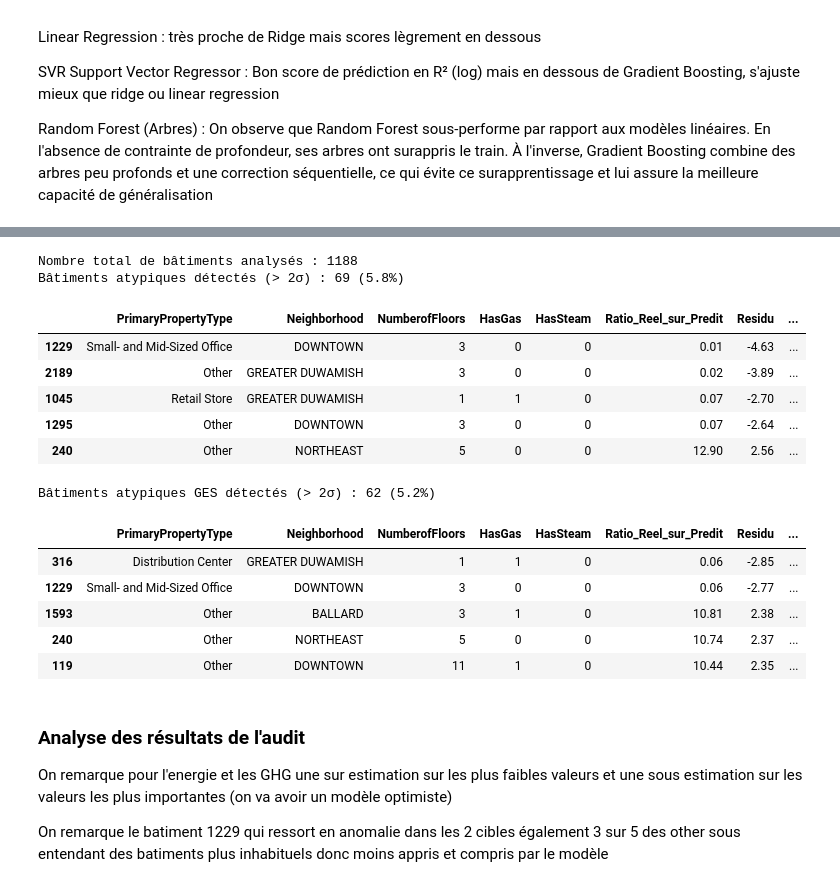
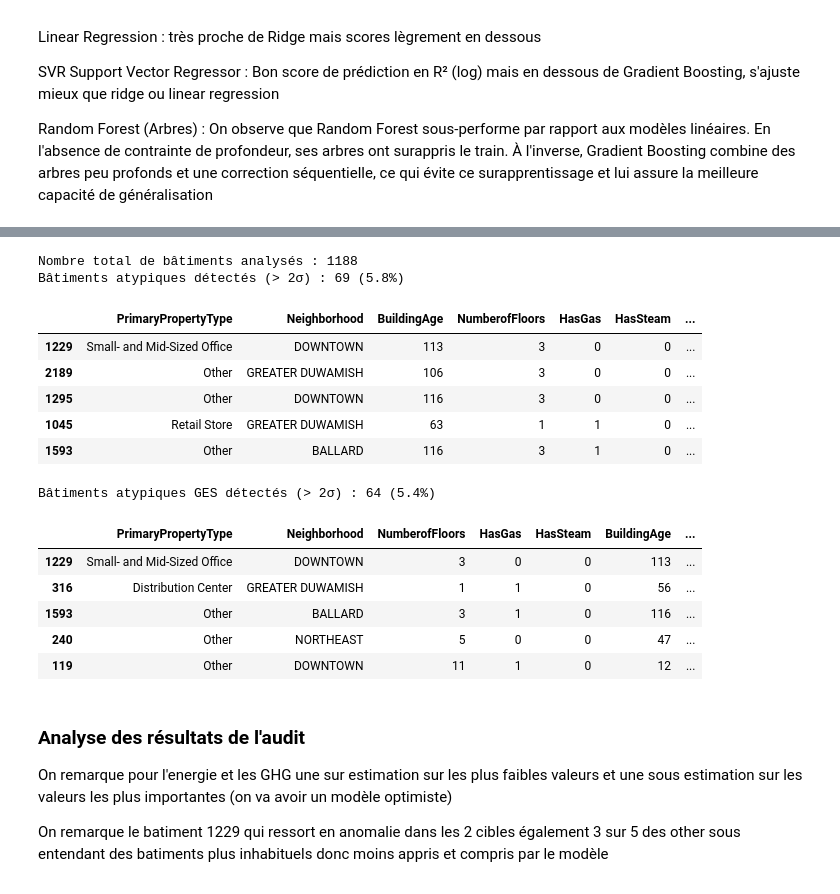
Before and after one commit to Alexis-h2/P3_OC_consommation_batiments_IA, a Jupyter notebook: Hernandez_Alexis_1_notebook_102026.ipynb, the cells around one changed output, grey strips where cells are left out. Cells and saved outputs as stored; diff of their text form; code cells hidden in the pictures.

```diff
--- a/Hernandez_Alexis_1_notebook_102026.ipynb
+++ b/Hernandez_Alexis_1_notebook_102026.ipynb
@@ -993,18 +1043,22 @@ SVR Support Vector Regressor : Bon score de prédiction en R² (log) mais en des
 
 Random Forest (Arbres) : On observe que Random Forest sous-performe par rapport aux modèles linéaires. En l'absence de contrainte de profondeur, ses arbres ont surappris le train. À l'inverse, Gradient Boosting combine des arbres peu profonds et une correction séquentielle, ce qui évite ce surapprentissage et lui assure la meilleure capacité de généralisation
 # %%
-# Etape 2 : Auditer le modèle vainqueur (Light LGB) avec cross_val_predict pour analyser la présence d'erreurs SUR ENERGY
+# Etape 2 : Auditer le modèle vainqueur (Light LGBM) avec cross_val_predict pour analyser la présence d'erreurs SUR ENERGY
 
-# 1. Configuration du modèle vainqueur et de la CV
-cv = KFold(n_splits=5, shuffle=True, random_state=42)
-
+# Modèle issu de la pré-optimisation manuelle
 lgb_model = lgb.LGBMRegressor(n_estimators=300, learning_rate=0.032, max_depth=4, subsample=0.76, random_state=42, num_leaves=16, min_child_samples=4, subsample_freq=1, verbose=-1, n_jobs=-1)
 
-# 2. Prédictions out-of-fold sur le Train via cross_val_predict
-y_pred_cv_lgb = cross_val_predict(lgb_model, df_X_train_final, y_train_energy, cv=cv, n_jobs=-1)
+# Pipeline hermétique sans fuite de données
+pipe_lgb_audit = Pipeline([
+    ('preprocessor', preprocessor),
+    ('regressor', lgb_model)
+])
+
+# Prédictions out-of-fold sur le Train brut
+y_pred_cv_lgb = cross_val_predict(pipe_lgb_audit, X_train, y_train_energy, cv=cv, n_jobs=-1)
 residuals_lgb = y_train_energy - y_pred_cv_lgb
 
-# 3. Tracé des graphiques de diagnostic
+# Tracé des graphiques de diagnostic
 fig, axes = plt.subplots(1, 2, figsize=(14, 5))
 
 # Graphe 1 : Réel vs Prédit
@@ -1012,7 +1066,7 @@ axes[0].scatter(y_train_energy, y_pred_cv_lgb, alpha=0.4, color='#3182bd', edgec
 min_val = min(y_train_energy.min(), y_pred_cv_lgb.min())
 max_val = max(y_train_energy.max(), y_pred_cv_lgb.max())
 axes[0].plot([min_val, max_val], [min_val, max_val], 'r--', lw=2, label='Prédiction idéale (y = x)')
-axes[0].set_title("Light GBM : Réel vs Prédit (CV)", fontsize=11, fontweight='bold')
+axes[0].set_title("LightGBM : Réel vs Prédit (CV)", fontsize=11, fontweight='bold')
 axes[0].set_xlabel("SiteEnergyUse_log (Réel)")
 axes[0].set_ylabel("SiteEnergyUse_log (Prédit)")
 axes[0].legend()
@@ -1021,7 +1075,7 @@ axes[0].grid(True, linestyle='--', alpha=0.5)
 # Graphe 2 : Résidus vs Prédit (Homoscédasticité et biais)
 axes[1].scatter(y_pred_cv_lgb, residuals_lgb, alpha=0.4, color='#e6550d', edgecolors='none')
 axes[1].axhline(0, color='black', linestyle='--', lw=1.5)
-axes[1].set_title("Light GBM : Analyse des résidus", fontsize=11, fontweight='bold')
+axes[1].set_title("LightGBM : Analyse des résidus", fontsize=11, fontweight='bold')
 axes[1].set_xlabel("SiteEnergyUse_log (Prédit)")
 axes[1].set_ylabel("Résidus (Réel - Prédit)")
 axes[1].grid(True, linestyle='--', alpha=0.5)
@@ -1071,48 +1129,48 @@ plt.show()
 # %%
-# code pour extraire les bâtiments dont l'erreur absolue dépasse 2 fois les 5% les plus mal prédits et observer leurs caractéristiques
+# code pour extraire les bâtiments dont l'erreur absolue dépasse 2 fois l'écart type (les 5% les plus mal prédits) et observer leurs caractéristiques
 # SUR ENERGY
 
-# 1. Calcul du seuil statistique d'erreur (2 écarts-types des résidus)
+# Calcul du seuil statistique d'erreur (2 écarts-types des résidus)
 std_residuals_lgbm = np.std(residuals_lgb)
 outlier_threshold_lgbm = 2 * std_residuals_lgbm
 
-# 2. Construction du DataFrame d'audit aligné sur l'index de X_train
+# Construction du DataFrame d'audit aligné sur l'index de X_train
 df_audit_lgbm = X_train.copy()
 df_audit_lgbm['Reel_log'] = y_train_energy
 df_audit_lgbm['Predit_log'] = y_pred_cv_lgb
 df_audit_lgbm['Residu'] = residuals_lgb
 df_audit_lgbm['Erreur_Absolue'] = np.abs(residuals_lgb)
-df_audit_lgbm['Ratio_Reel_sur_Predit'] = np.exp(residuals_lgb)
+df_audit_lgbm['Ratio_Reel_sur_Predit'] = np.exp(residuals_lgb) # Ratio multiplicatif sur l'échelle réelle : exp(Reel - Predit) = Réel / Prédit
 
-# 3. Filtrage des bâtiments atypiques (> 2 sigmas)
+# Filtrage des bâtiments atypiques (> 2 sigmas)
 outliers_lgbm = df_audit_lgbm[df_audit_lgbm['Erreur_Absolue'] > outlier_threshold_lgbm].sort_values(
     by='Erreur_Absolue', ascending=False
 )
 
 print(f"Nombre total de bâtiments analysés : {len(df_audit_lgbm)}")
 print(f"Bâtiments atypiques détectés (> 2σ) : {len(outliers_lgbm)} ({len(outliers_lgbm)/len(df_audit_lgbm)*100:.1f}%)")
 
-# 4. Sélection dynamique des colonnes informatives présentes
+# Sélection dynamique des colonnes informatives présentes
 candidate_cols = [
     'PrimaryPropertyType', 'Neighborhood', 'PropertyGFATotal',
-    'YearBuilt', 'NumberofFloors', 'HasGas', 'HasSteam',
+    'BuildingAge', 'NumberofFloors', 'HasGas', 'HasSteam',
     'Ratio_Reel_sur_Predit', 'Residu', 'Reel_log', 'Predit_log'
 ]
 cols_to_display = [col for col in candidate_cols if col in df_audit_lgbm.columns]
 
 # Affichage des 5 pires prédictions
 outliers_lgbm[cols_to_display].head(5).round(2)
 # %% [output]
 Nombre total de bâtiments analysés : 1188
 Bâtiments atypiques détectés (> 2σ) : 69 (5.8%)
-|  | PrimaryPropertyType | Neighborhood | NumberofFloors | HasGas | HasSteam | Ratio_Reel_sur_Predit | Residu | ... |
-| 1229 | Small- and Mid-Sized Office | DOWNTOWN | 3 | 0 | 0 | 0.01 | -4.63 | ... |
-| 2189 | Other | GREATER DUWAMISH | 3 | 0 | 0 | 0.02 | -3.89 | ... |
-| 1045 | Retail Store | GREATER DUWAMISH | 1 | 1 | 0 | 0.07 | -2.70 | ... |
-| 1295 | Other | DOWNTOWN | 3 | 0 | 0 | 0.07 | -2.64 | ... |
-| 240 | Other | NORTHEAST | 5 | 0 | 0 | 12.90 | 2.56 | ... |
+|  | PrimaryPropertyType | Neighborhood | BuildingAge | NumberofFloors | HasGas | HasSteam | ... |
+| 1229 | Small- and Mid-Sized Office | DOWNTOWN | 113 | 3 | 0 | 0 | ... |
+| 2189 | Other | GREATER DUWAMISH | 106 | 3 | 0 | 0 | ... |
+| 1295 | Other | DOWNTOWN | 116 | 3 | 0 | 0 | ... |
+| 1045 | Retail Store | GREATER DUWAMISH | 63 | 1 | 1 | 0 | ... |
+| 1593 | Other | BALLARD | 116 | 3 | 1 | 0 | ... |
 # %%
-# code pour extraire les bâtiments dont l'erreur absolue dépasse 2 fois les 5% les plus mal prédits et observer leurs caractéristiques
+# code pour extraire les bâtiments dont l'erreur absolue dépasse 2 fois l'écart type (les 5% les plus mal prédits) et observer leurs caractéristiques
 # SUR GHG
 
 # Extraction des pires prédictions (> 2 écarts-types)
@@ -1134,20 +1192,20 @@ print(f"Bâtiments atypiques GES détectés (> 2σ) : {len(outliers_ghg)} ({len(
 
 candidate_cols = [
     'PrimaryPropertyType', 'Neighborhood', 'PropertyGFATotal',
-    'NumberofFloors', 'HasGas', 'HasSteam',
+    'NumberofFloors', 'HasGas', 'HasSteam', 'BuildingAge',
     'Ratio_Reel_sur_Predit', 'Residu', 'Reel_log', 'Predit_log'
 ]
 cols_to_display = [col for col in candidate_cols if col in df_audit_ghg.columns]
 
 outliers_ghg[cols_to_display].head(5).round(2)
 # %% [output]
-Bâtiments atypiques GES détectés (> 2σ) : 62 (5.2%)
+Bâtiments atypiques GES détectés (> 2σ) : 64 (5.4%)
-|  | PrimaryPropertyType | Neighborhood | NumberofFloors | HasGas | HasSteam | Ratio_Reel_sur_Predit | Residu | ... |
-| 316 | Distribution Center | GREATER DUWAMISH | 1 | 1 | 0 | 0.06 | -2.85 | ... |
-| 1229 | Small- and Mid-Sized Office | DOWNTOWN | 3 | 0 | 0 | 0.06 | -2.77 | ... |
-| 1593 | Other | BALLARD | 3 | 1 | 0 | 10.81 | 2.38 | ... |
-| 240 | Other | NORTHEAST | 5 | 0 | 0 | 10.74 | 2.37 | ... |
-| 119 | Other | DOWNTOWN | 11 | 1 | 0 | 10.44 | 2.35 | ... |
+|  | PrimaryPropertyType | Neighborhood | NumberofFloors | HasGas | HasSteam | BuildingAge | ... |
+| 1229 | Small- and Mid-Sized Office | DOWNTOWN | 3 | 0 | 0 | 113 | ... |
+| 316 | Distribution Center | GREATER DUWAMISH | 1 | 1 | 0 | 56 | ... |
+| 1593 | Other | BALLARD | 3 | 1 | 0 | 116 | ... |
+| 240 | Other | NORTHEAST | 5 | 0 | 0 | 47 | ... |
+| 119 | Other | DOWNTOWN | 11 | 1 | 0 | 12 | ... |
 # %% [markdown]
 ### Analyse des résultats de l'audit
 
```
Also changed, not shown: parts of 16 cells of this notebook, 1 other file.
